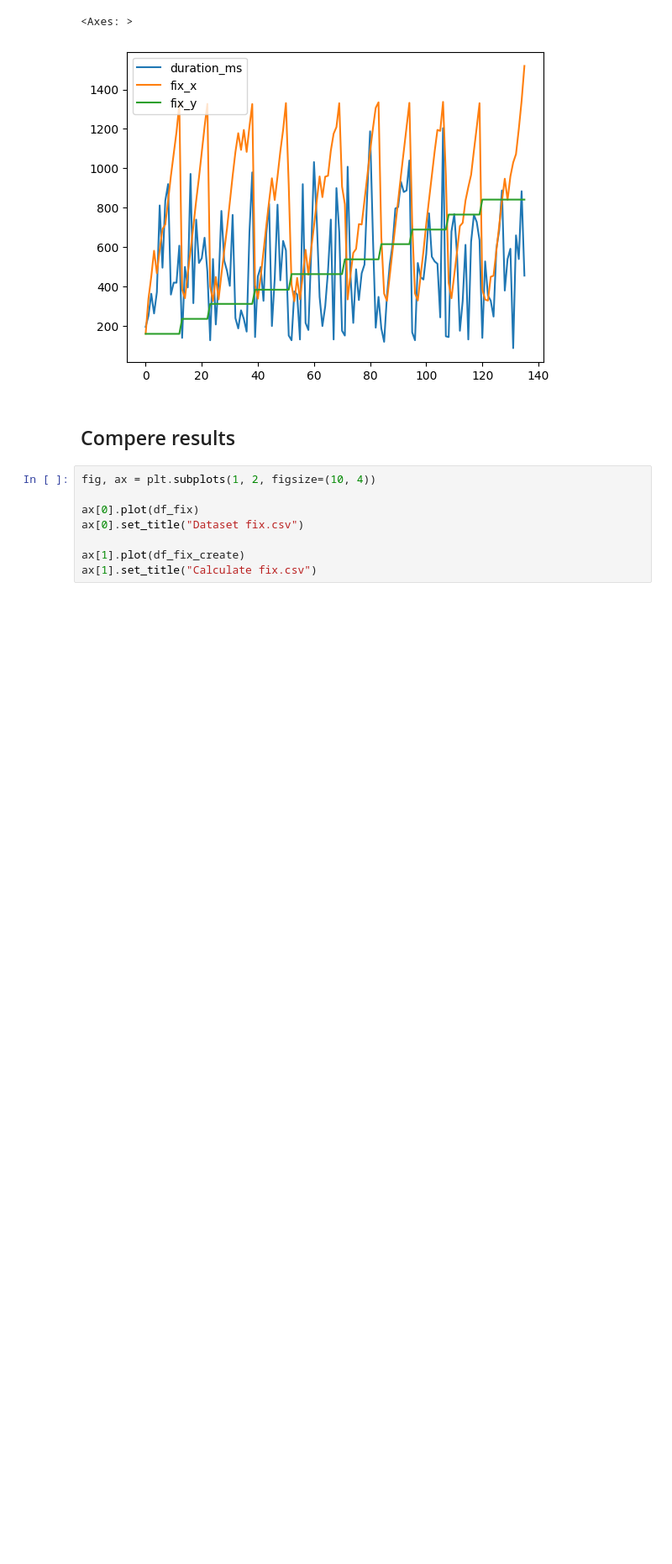
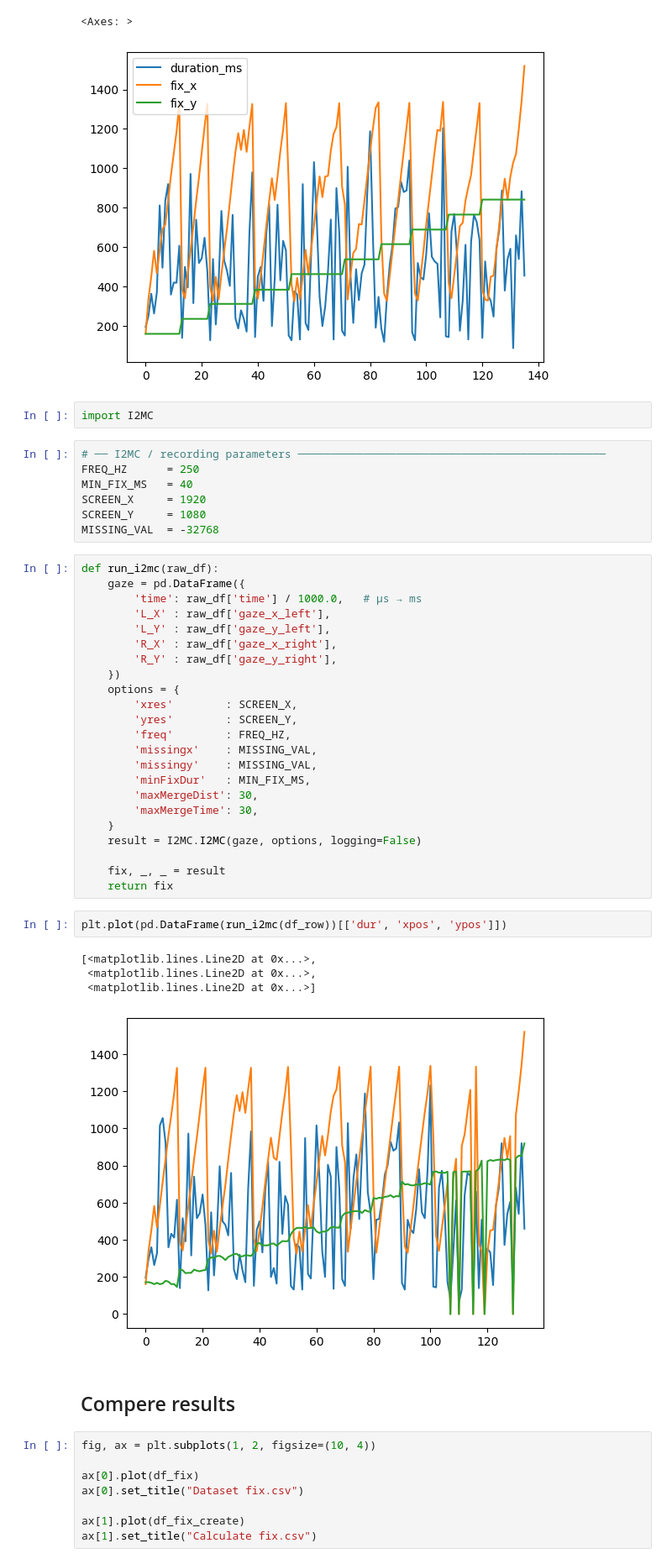
Before and after one commit to Maelle05/DyslexIA, a Jupyter notebook: preprocessing-row-metrics-fix/test.ipynb, the cells around one changed output. Shown at 84% size. Saved outputs shown, nothing was run; the diff lists cells and outputs as text; blank space fills up the shorter version.

```diff
--- a/preprocessing-row-metrics-fix/test.ipynb
+++ b/preprocessing-row-metrics-fix/test.ipynb
@@ -183,6 +183,45 @@ df_fix.plot()
 # %% [output]
 <Axes: >
 [figure]
+# %%
+import I2MC
+# %%
+# ── I2MC / recording parameters ───────────────────────────────────────────────
+FREQ_HZ      = 250
+MIN_FIX_MS   = 40
+SCREEN_X     = 1920
+SCREEN_Y     = 1080
+MISSING_VAL  = -32768
+# %%
+def run_i2mc(raw_df):
+    gaze = pd.DataFrame({
+        'time': raw_df['time'] / 1000.0,   # µs → ms
+        'L_X' : raw_df['gaze_x_left'],
+        'L_Y' : raw_df['gaze_y_left'],
+        'R_X' : raw_df['gaze_x_right'],
+        'R_Y' : raw_df['gaze_y_right'],
+    })
+    options = {
+        'xres'        : SCREEN_X,
+        'yres'        : SCREEN_Y,
+        'freq'        : FREQ_HZ,
+        'missingx'    : MISSING_VAL,
+        'missingy'    : MISSING_VAL,
+        'minFixDur'   : MIN_FIX_MS,
+        'maxMergeDist': 30,
+        'maxMergeTime': 30,
+    }
+    result = I2MC.I2MC(gaze, options, logging=False)
+
+    fix, _, _ = result
+    return fix
+# %%
+plt.plot(pd.DataFrame(run_i2mc(df_row))[['dur', 'xpos', 'ypos']])
+# %% [output]
+[<matplotlib.lines.Line2D at 0x...>,
+ <matplotlib.lines.Line2D at 0x...>,
+ <matplotlib.lines.Line2D at 0x...>]
+[figure, added]
 # %% [markdown]
 ## Compere results
 # %%
```
